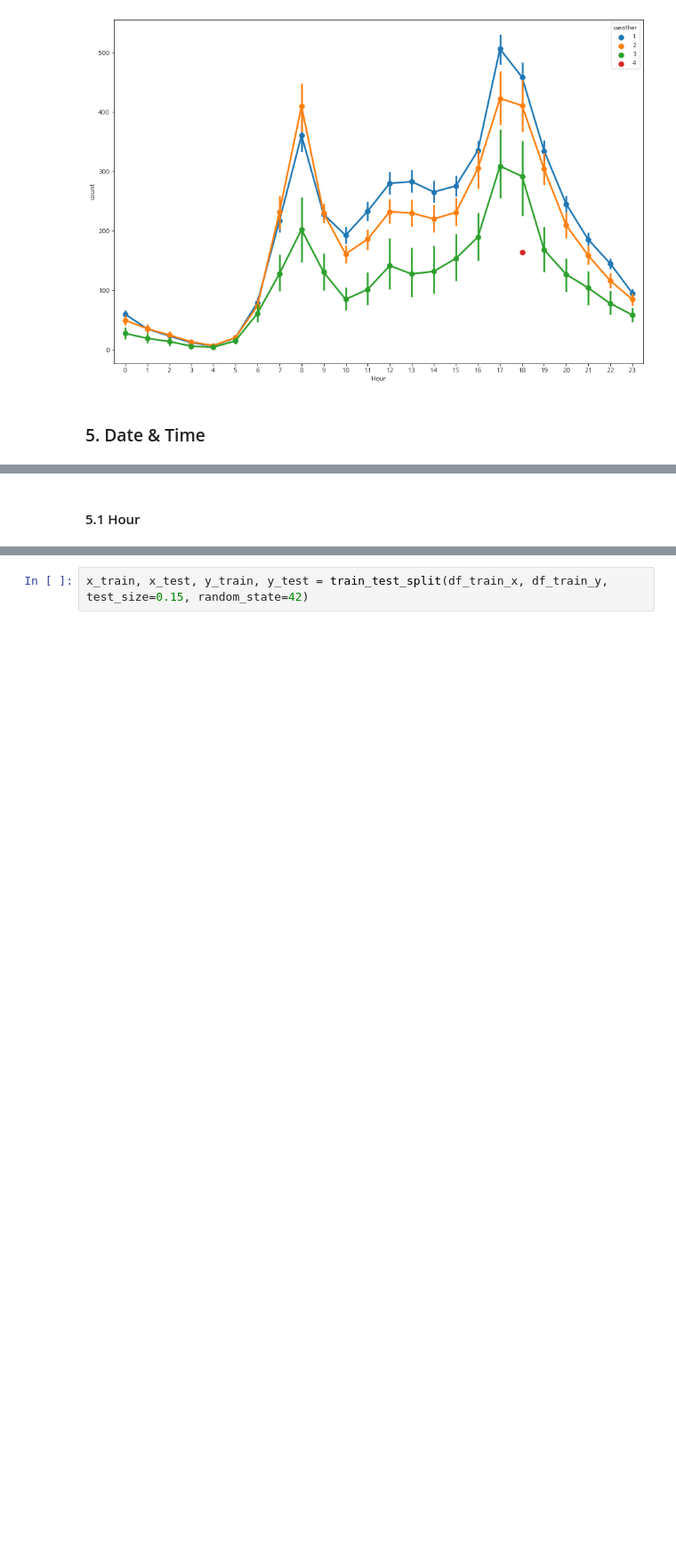
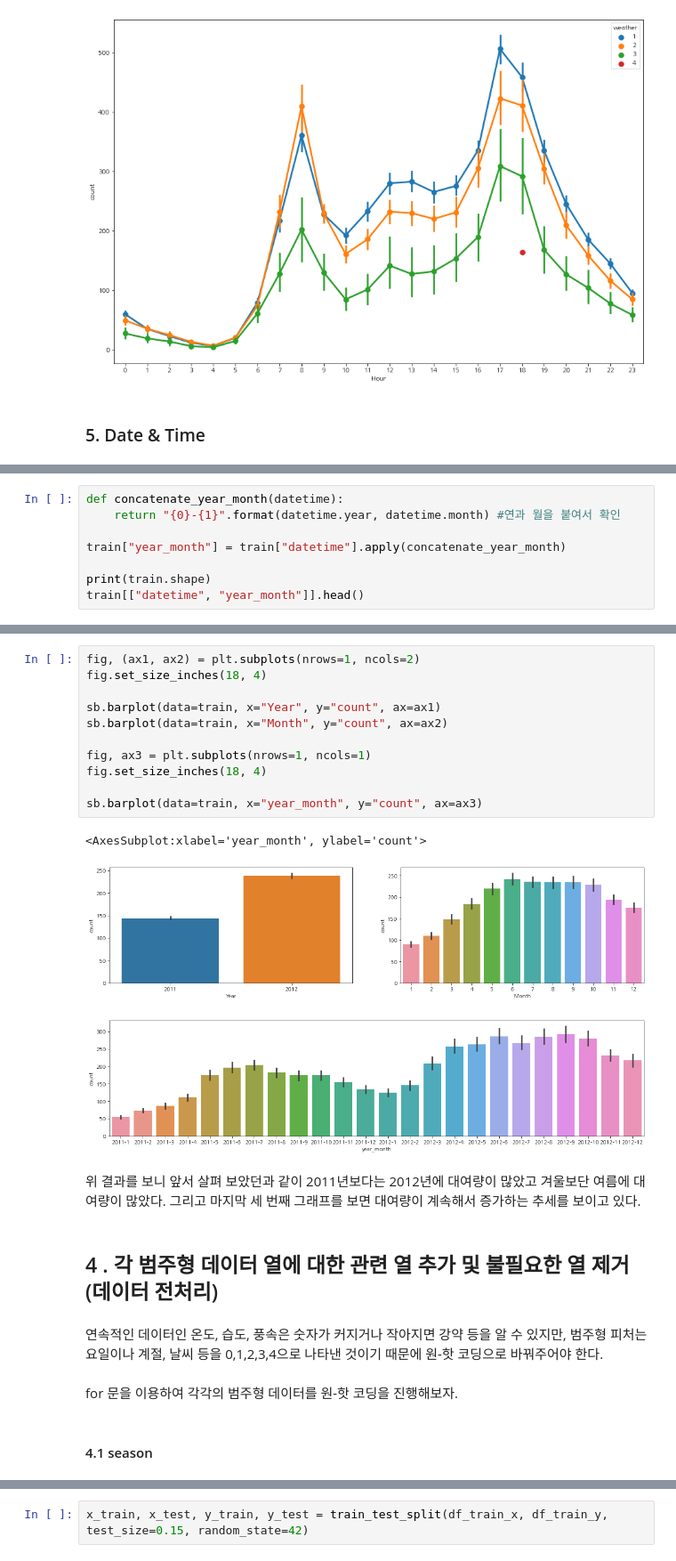
Before and after one commit to jaeyoon89/jaeyoon_study, a Jupyter notebook: bike_sharing_demand_visualization.ipynb, the cells around one changed output, grey strips where cells are left out. Shown at 89% size. Cells and saved outputs as stored; diff of their text form; blank space fills up the shorter version.

```diff
--- a/bike_sharing_demand_visualization.ipynb
+++ b/bike_sharing_demand_visualization.ipynb
@@ -282,0 +311,8 @@ sb.barplot(data=train, x="Hour", y="count", ax=ax4)
+# %%
+def concatenate_year_month(datetime):
+    return "{0}-{1}".format(datetime.year, datetime.month) #연과 월을 붙여서 확인
+
+train["year_month"] = train["datetime"].apply(concatenate_year_month)
+
+print(train.shape)
+train[["datetime", "year_month"]].head()
@@ -283,2 +327,25 @@ sb.barplot(data=train, x="Hour", y="count", ax=ax4)
+# %%
+fig, (ax1, ax2) = plt.subplots(nrows=1, ncols=2)
+fig.set_size_inches(18, 4)
+
+sb.barplot(data=train, x="Year", y="count", ax=ax1)
+sb.barplot(data=train, x="Month", y="count", ax=ax2)
+
+fig, ax3 = plt.subplots(nrows=1, ncols=1)
+fig.set_size_inches(18, 4)
+
+sb.barplot(data=train, x="year_month", y="count", ax=ax3)
+# %% [output]
+<AxesSubplot:xlabel='year_month', ylabel='count'>
+[figure, added]
+[figure, added]
+# %% [markdown]
+위 결과를 보니 앞서 살펴 보았던과 같이 2011년보다는 2012년에 대여량이 많았고 겨울보단 여름에 대여량이 많았다. 그리고 마지막 세 번째 그래프를 보면 대여량이 계속해서 증가하는 추세를 보이고 있다.
+# %% [markdown]
+## 4 . 각 범주형 데이터 열에 대한 관련 열 추가 및 불필요한 열 제거 (데이터 전처리)
+# %% [markdown]
+연속적인 데이터인 온도, 습도, 풍속은 숫자가 커지거나 작아지면 강약 등을 알 수 있지만, 범주형 피처는 요일이나 계절, 날씨 등을 0,1,2,3,4으로 나타낸 것이기 때문에 원-핫 코딩으로 바꿔주어야 한다.
+# %% [markdown]
+for 문을 이용하여 각각의 범주형 데이터를 원-핫 코딩을 진행해보자.
 # %% [markdown]
-#### 5.1 Hour
+#### 4.1 season
```
Also changed, not shown: parts of 85 cells of this notebook.
